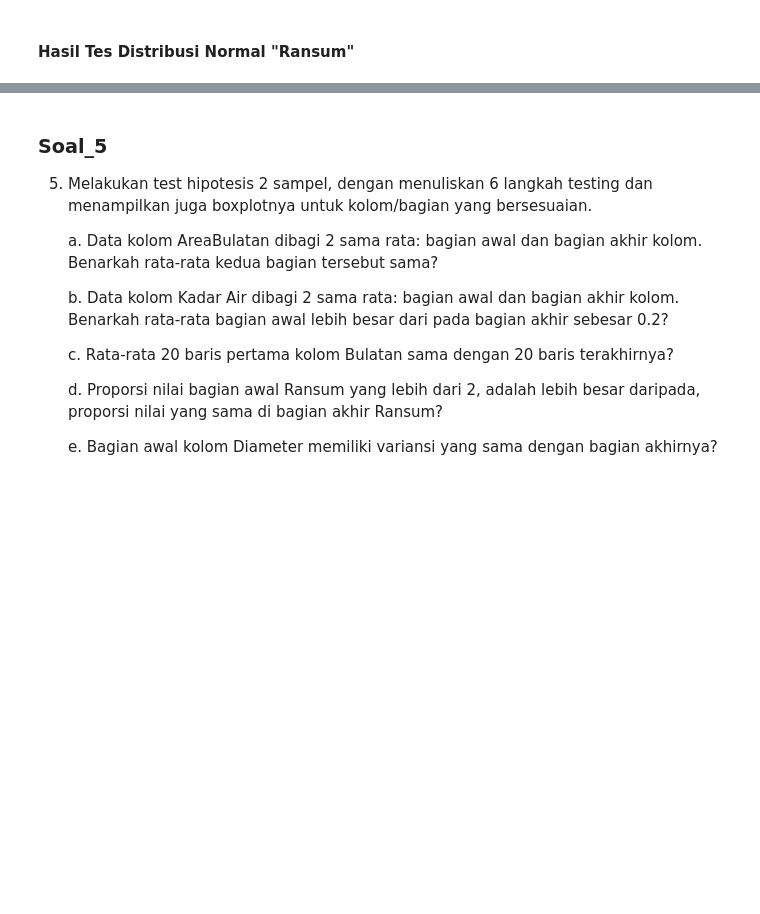
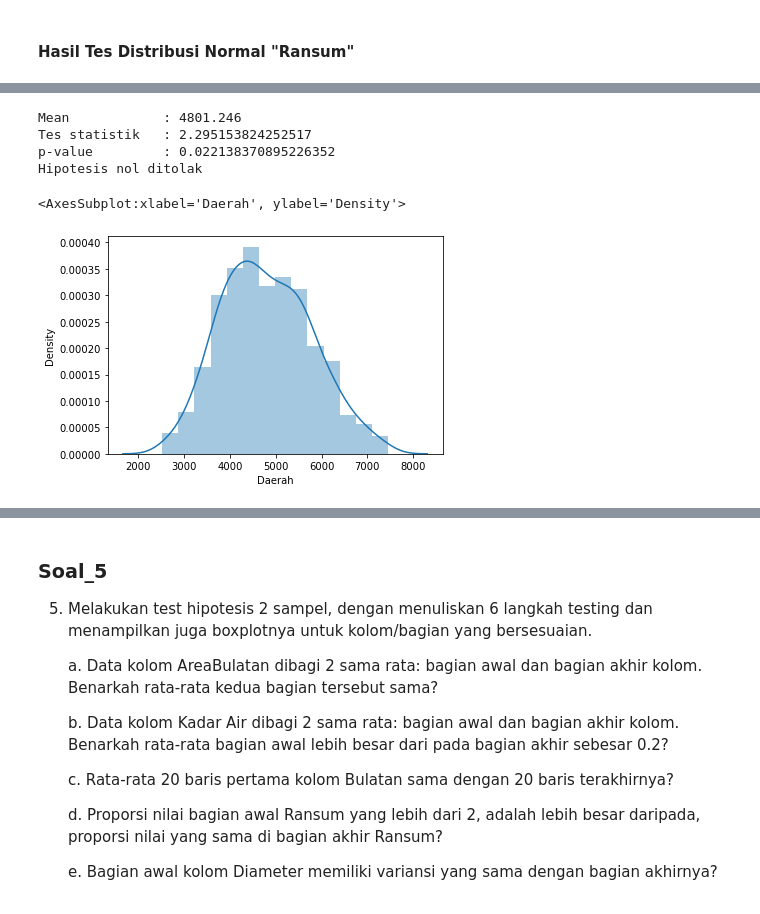
Before and after one commit to naufalsuryasumirat/Tubes_IF2220, a Jupyter notebook: src/K03-T1-IF2220-13519135.ipynb, the cells around one changed output, grey strips where cells are left out. Drawn from its saved outputs; the diff is of its cells as text; code cells hidden in the pictures; blank space fills up the shorter version.

```diff
--- a/src/K03-T1-IF2220-13519135.ipynb
+++ b/src/K03-T1-IF2220-13519135.ipynb
@@ -424,0 +485,22 @@ p-valuenya adalah 6.245541108888591e-15 < 0.05. Maka dari itu, sample tidak berd
+# %%
+# 4.a.4, 4.a.5, 4.a.6
+H0 = 4700
+print("Mean\t\t:", gandum["Daerah"].mean())
+tstat, pvalue = ttest_1samp(gandum["Daerah"], H0)
+print("Tes statistik\t:", tstat)
+print("p-value\t\t:", pvalue)
+if pvalue > 0.05:
+    print("Hipotesis nol diterima")
+else:
+    print("Hipotesis nol ditolak")
+# %% [output]
+Mean            : 4801.246
+Tes statistik   : 2.295153824252517
+p-value         : 0.022138370895226352
+Hipotesis nol ditolak
+# %%
+# Distribution plot Daerah
+seaborn.distplot(gandum["Daerah"])
+# %% [output]
+<AxesSubplot:xlabel='Daerah', ylabel='Density'>
+[figure, added]
```
Also changed, not shown: parts of 114 cells of this notebook.
